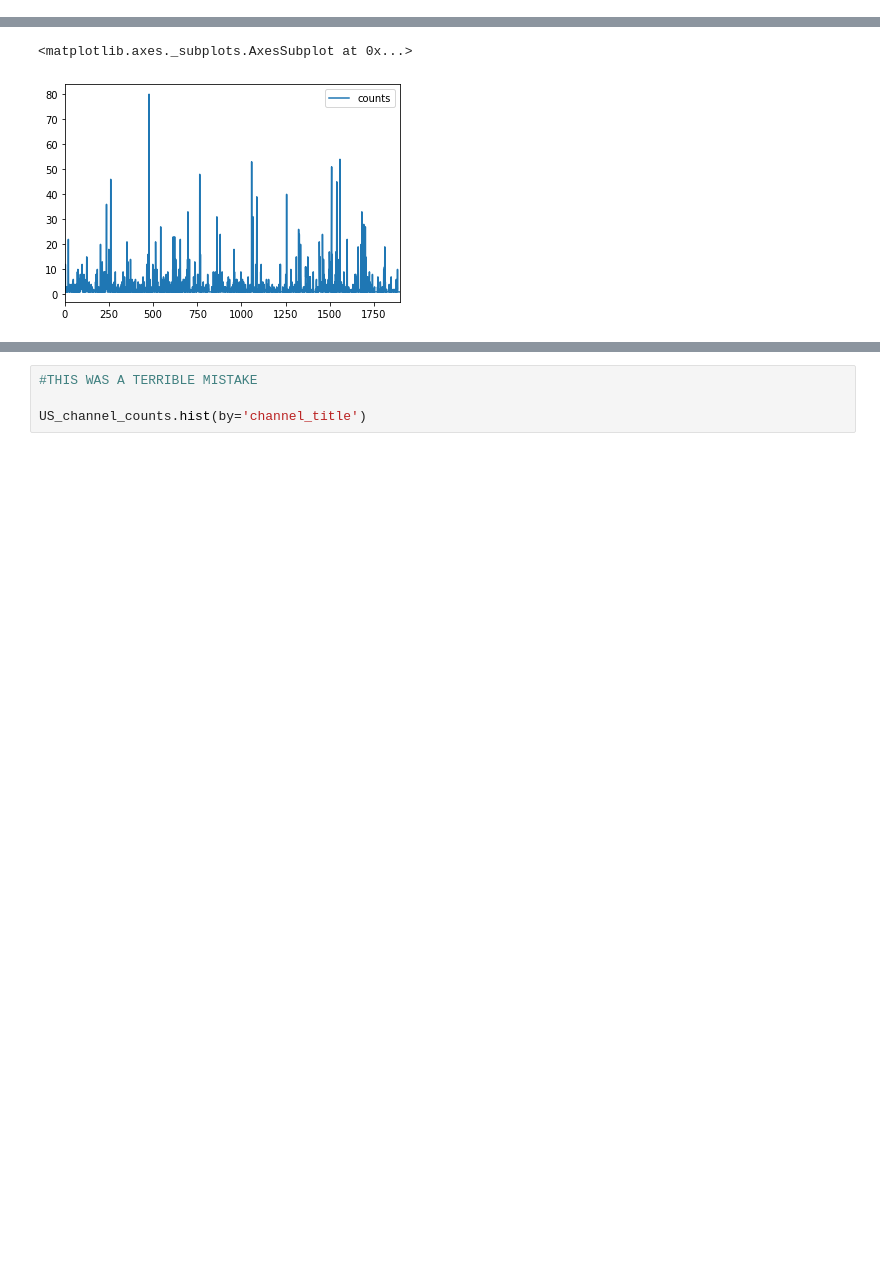
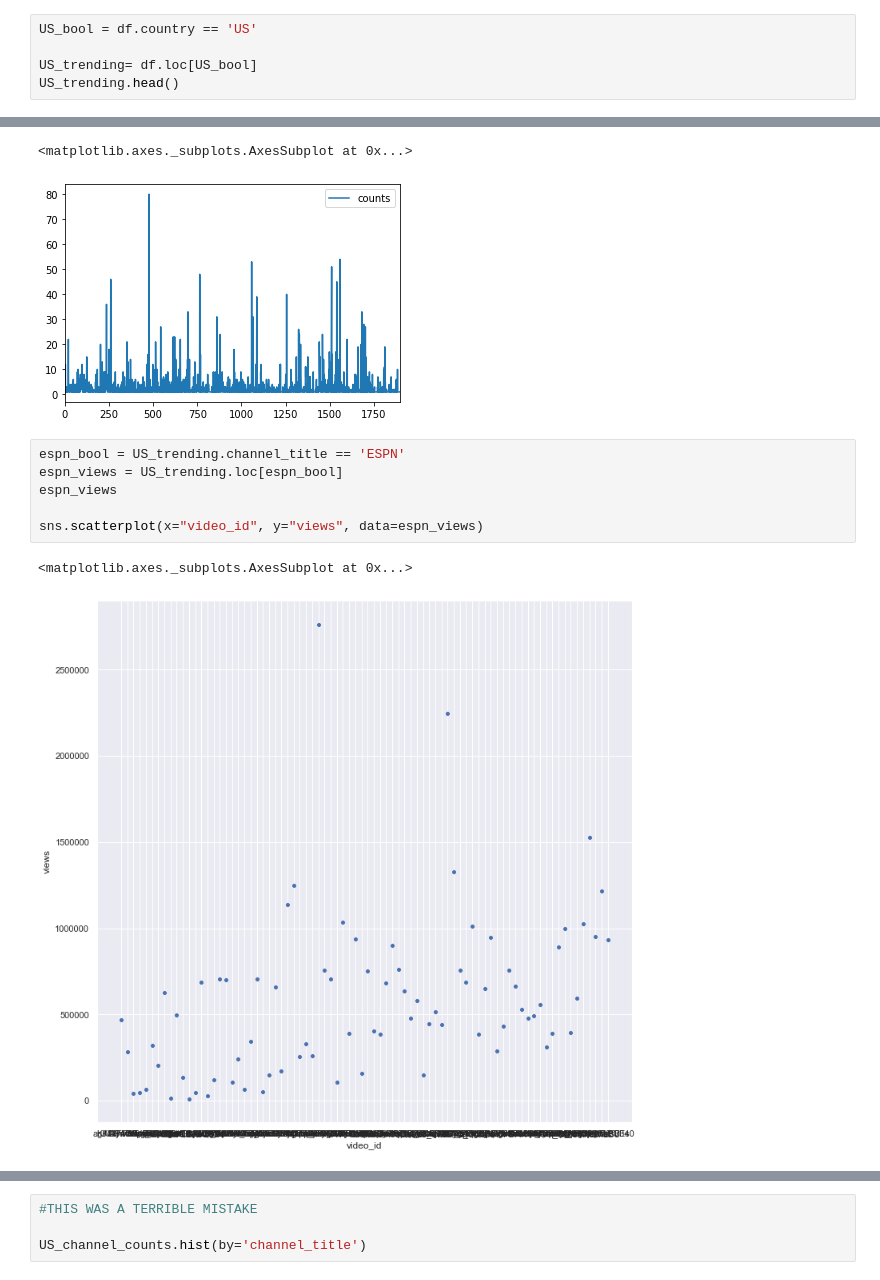
Before and after one commit to Carlene/youtube_trending, a Jupyter notebook: trending_creators.ipynb, the cells around one changed output, grey strips where cells are left out. Cells and saved outputs as stored; diff of their text form; blank space fills up the shorter version.

```diff
--- a/trending_creators.ipynb
+++ b/trending_creators.ipynb
@@ -50,0 +95,5 @@ US_channel_counts = US_trending.groupby(['channel_title']).size().reset_index(na
+# %%
+US_bool = df.country == 'US'
+
+US_trending= df.loc[US_bool]
+US_trending.head()
@@ -58,3 +124,12 @@ US_channel_counts.plot()
 # %% [output]
 <matplotlib.axes._subplots.AxesSubplot at 0x...>
 [figure]
+# %%
+espn_bool = US_trending.channel_title == 'ESPN'
+espn_views = US_trending.loc[espn_bool]
+espn_views
+
+sns.scatterplot(x="video_id", y="views", data=espn_views)
+# %% [output]
+<matplotlib.axes._subplots.AxesSubplot at 0x...>
+[figure, added]
```
Also changed, not shown: parts of 19 cells of this notebook.
